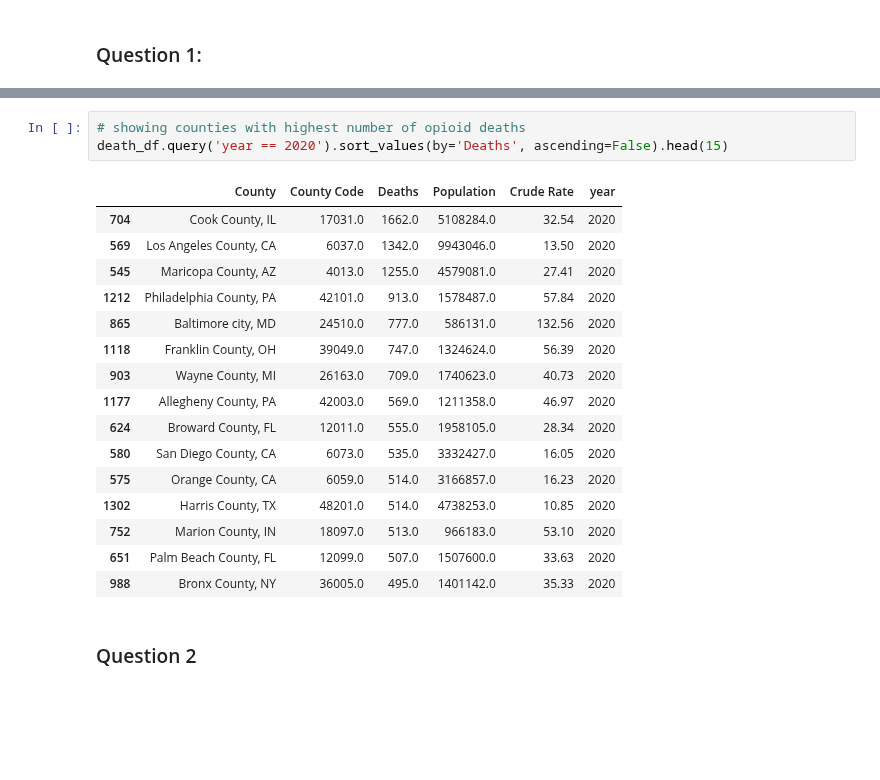
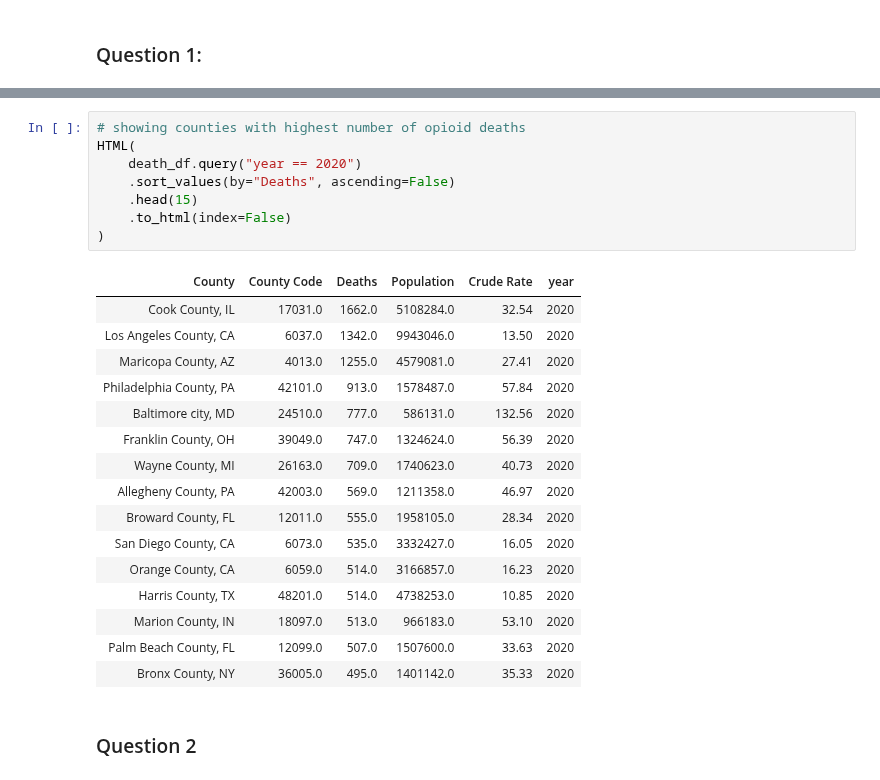
Before and after one commit to Ludougan123234/624-project, a Jupyter notebook: final.ipynb, the cells around one changed output, grey strips where cells are left out. Saved outputs shown, nothing was run; the diff lists cells and outputs as text; blank space fills up the shorter version.

```diff
--- a/final.ipynb
+++ b/final.ipynb
@@ -397,23 +405,28 @@ death_df.query('year == 2020').sort_values(by='Crude Rate', ascending=False).hea
 # %%
 # showing counties with highest number of opioid deaths
-death_df.query('year == 2020').sort_values(by='Deaths', ascending=False).head(15)
+HTML(
+    death_df.query("year == 2020")
+    .sort_values(by="Deaths", ascending=False)
+    .head(15)
+    .to_html(index=False)
+)
 # %% [output]
-|  | County | County Code | Deaths | Population | Crude Rate | year |
-| 704 | Cook County, IL | 17031.0 | 1662.0 | 5108284.0 | 32.54 | 2020 |
-| 569 | Los Angeles County, CA | 6037.0 | 1342.0 | 9943046.0 | 13.50 | 2020 |
-| 545 | Maricopa County, AZ | 4013.0 | 1255.0 | 4579081.0 | 27.41 | 2020 |
-| 1212 | Philadelphia County, PA | 42101.0 | 913.0 | 1578487.0 | 57.84 | 2020 |
-| 865 | Baltimore city, MD | 24510.0 | 777.0 | 586131.0 | 132.56 | 2020 |
-| 1118 | Franklin County, OH | 39049.0 | 747.0 | 1324624.0 | 56.39 | 2020 |
-| 903 | Wayne County, MI | 26163.0 | 709.0 | 1740623.0 | 40.73 | 2020 |
-| 1177 | Allegheny County, PA | 42003.0 | 569.0 | 1211358.0 | 46.97 | 2020 |
-| 624 | Broward County, FL | 12011.0 | 555.0 | 1958105.0 | 28.34 | 2020 |
-| 580 | San Diego County, CA | 6073.0 | 535.0 | 3332427.0 | 16.05 | 2020 |
-| 575 | Orange County, CA | 6059.0 | 514.0 | 3166857.0 | 16.23 | 2020 |
-| 1302 | Harris County, TX | 48201.0 | 514.0 | 4738253.0 | 10.85 | 2020 |
-| 752 | Marion County, IN | 18097.0 | 513.0 | 966183.0 | 53.10 | 2020 |
-| 651 | Palm Beach County, FL | 12099.0 | 507.0 | 1507600.0 | 33.63 | 2020 |
-| 988 | Bronx County, NY | 36005.0 | 495.0 | 1401142.0 | 35.33 | 2020 |
+| County | County Code | Deaths | Population | Crude Rate | year |
+| Cook County, IL | 17031.0 | 1662.0 | 5108284.0 | 32.54 | 2020 |
+| Los Angeles County, CA | 6037.0 | 1342.0 | 9943046.0 | 13.50 | 2020 |
+| Maricopa County, AZ | 4013.0 | 1255.0 | 4579081.0 | 27.41 | 2020 |
+| Philadelphia County, PA | 42101.0 | 913.0 | 1578487.0 | 57.84 | 2020 |
+| Baltimore city, MD | 24510.0 | 777.0 | 586131.0 | 132.56 | 2020 |
+| Franklin County, OH | 39049.0 | 747.0 | 1324624.0 | 56.39 | 2020 |
+| Wayne County, MI | 26163.0 | 709.0 | 1740623.0 | 40.73 | 2020 |
+| Allegheny County, PA | 42003.0 | 569.0 | 1211358.0 | 46.97 | 2020 |
+| Broward County, FL | 12011.0 | 555.0 | 1958105.0 | 28.34 | 2020 |
+| San Diego County, CA | 6073.0 | 535.0 | 3332427.0 | 16.05 | 2020 |
+| Orange County, CA | 6059.0 | 514.0 | 3166857.0 | 16.23 | 2020 |
+| Harris County, TX | 48201.0 | 514.0 | 4738253.0 | 10.85 | 2020 |
+| Marion County, IN | 18097.0 | 513.0 | 966183.0 | 53.10 | 2020 |
+| Palm Beach County, FL | 12099.0 | 507.0 | 1507600.0 | 33.63 | 2020 |
+| Bronx County, NY | 36005.0 | 495.0 | 1401142.0 | 35.33 | 2020 |
 # %% [markdown]
 ### Question 2
 # %%
```
Also changed, not shown: parts of 14 cells of this notebook, 1 other file.
